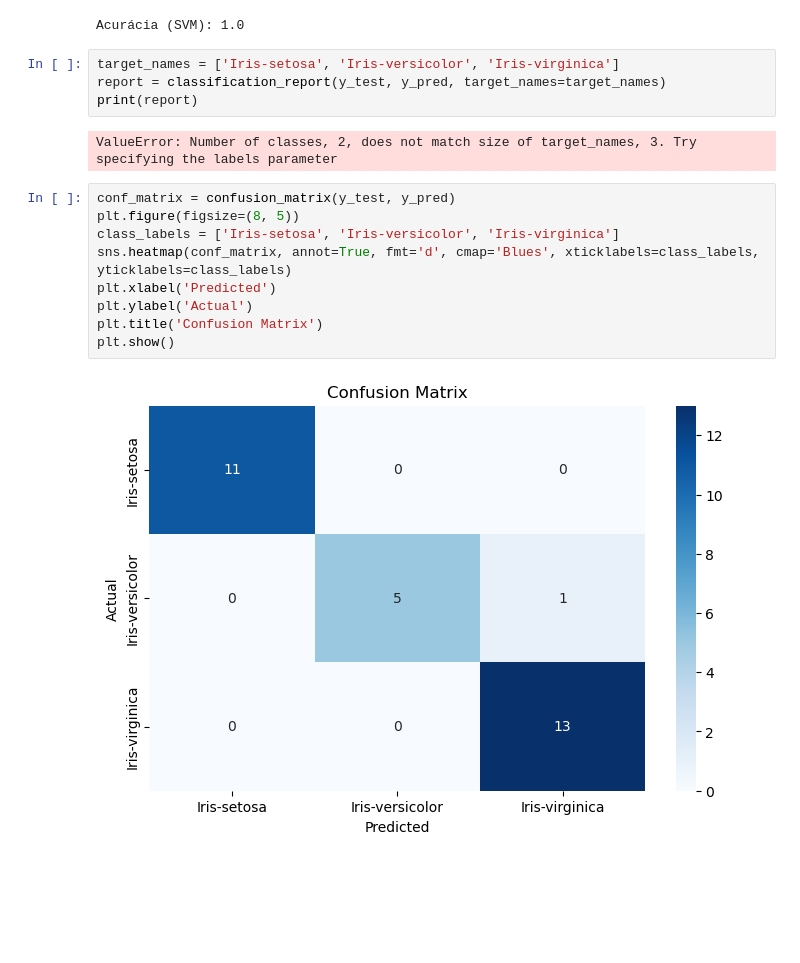
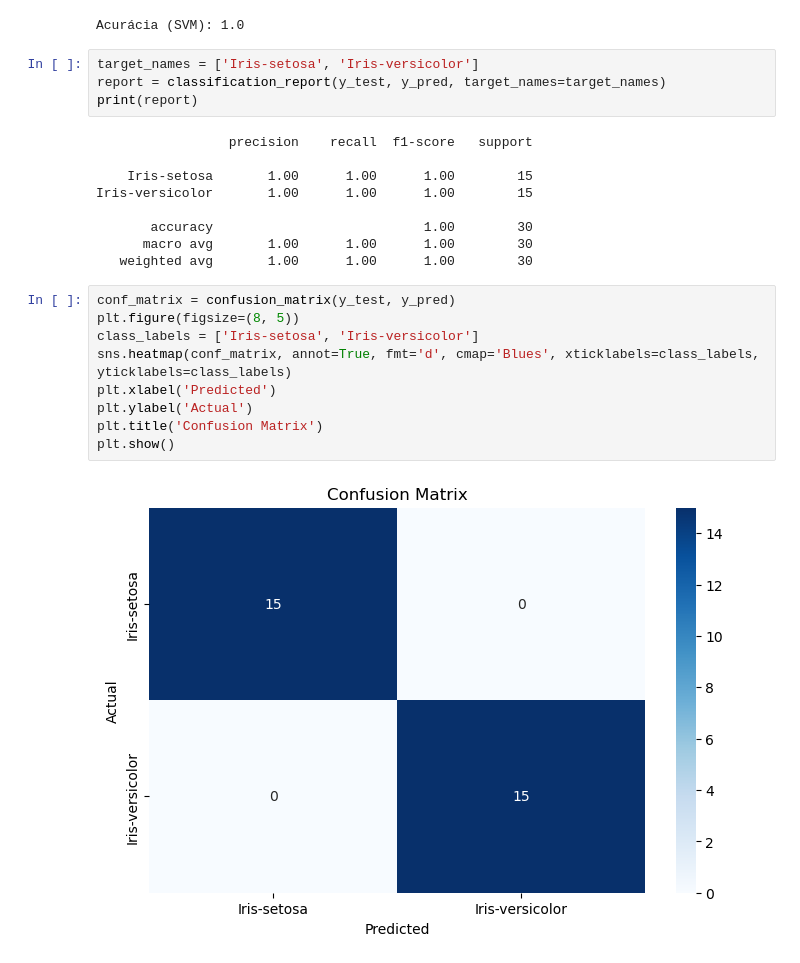
Before and after one commit to caioding/ZL-Academy-LG-, a Jupyter notebook: machine-learning/perceptron_iris.ipynb, the cells around one changed output. Cells and saved outputs as stored; diff of their text form; blank space fills up the shorter version.

```diff
--- a/machine-learning/perceptron_iris.ipynb
+++ b/machine-learning/perceptron_iris.ipynb
@@ -106,19 +106,26 @@ print('Acurácia (SVM):', accuracy)
 # %% [output]
 Acurácia (SVM): 1.0
 # %%
-target_names = ['Iris-setosa', 'Iris-versicolor', 'Iris-virginica']
+target_names = ['Iris-setosa', 'Iris-versicolor']
 report = classification_report(y_test, y_pred, target_names=target_names)
 print(report)
 # %% [output]
-ValueError: Number of classes, 2, does not match size of target_names, 3. Try specifying the labels parameter
+                 precision    recall  f1-score   support
+
+    Iris-setosa       1.00      1.00      1.00        15
+Iris-versicolor       1.00      1.00      1.00        15
+
+       accuracy                           1.00        30
+      macro avg       1.00      1.00      1.00        30
+   weighted avg       1.00      1.00      1.00        30
 # %%
 conf_matrix = confusion_matrix(y_test, y_pred)
 plt.figure(figsize=(8, 5))
-class_labels = ['Iris-setosa', 'Iris-versicolor', 'Iris-virginica']
+class_labels = ['Iris-setosa', 'Iris-versicolor']
 sns.heatmap(conf_matrix, annot=True, fmt='d', cmap='Blues', xticklabels=class_labels, yticklabels=class_labels)
 plt.xlabel('Predicted')
 plt.ylabel('Actual')
 plt.title('Confusion Matrix')
 plt.show()
 # %% [output]
-[figure, old version]
+[figure, new version]
```
Also changed, not shown: 4 other files.
